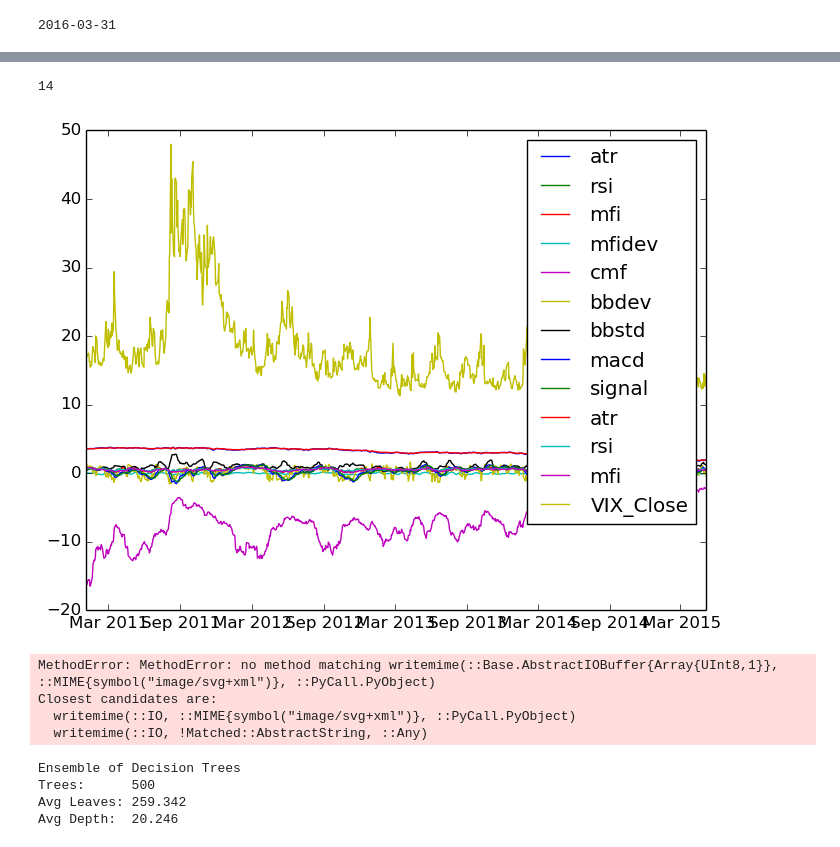
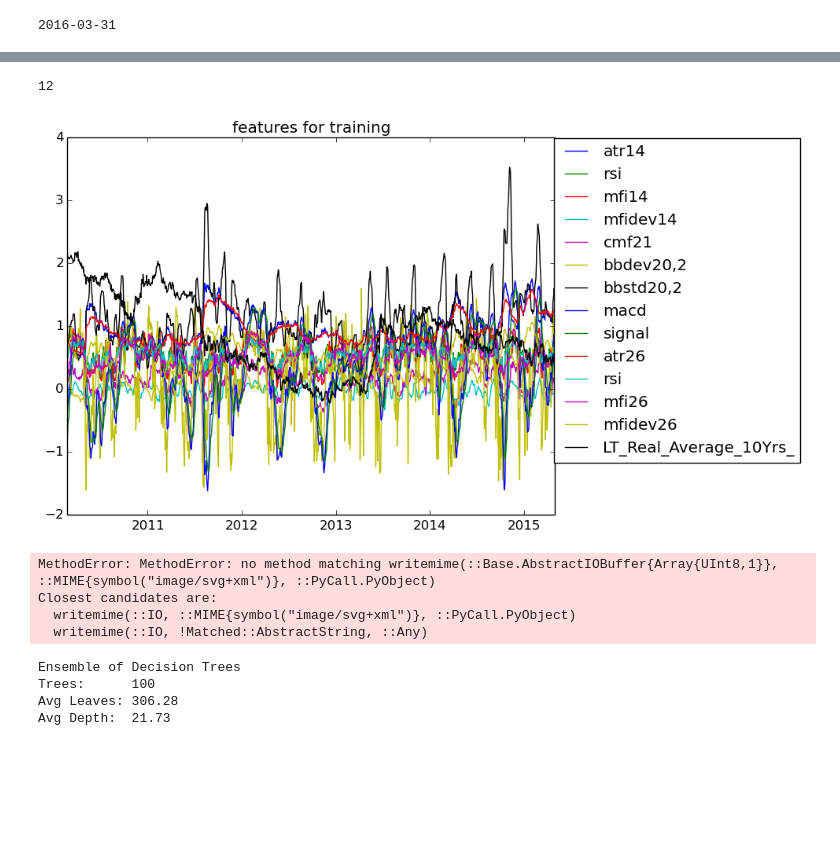
Before and after one commit to littlepanic72/FinancialData, a Jupyter notebook: financialdata.ipynb, the cells around one changed output, grey strips where cells are left out. Drawn from its saved outputs; the diff is of its cells as text; code cells hidden in the pictures; blank space fills up the shorter version.

```diff
--- a/financialdata.ipynb
+++ b/financialdata.ipynb
@@ -218,9 +239,10 @@ WARNING: Method definition bollingerbands_deviation(Any, Any, Any) in module Mai
 bollingerbands_deviation (generic function with 3 methods)
 # %%
-function moneyflow_deviation(rsi, mfi)
+function moneyflow_deviation(rsi, mfi, n=14)
     rm=mergetimearray(rsi,mfi)
-    mfdev=TimeArray(rm.timestamp,rm.values[:,2]-rm.values[:,1],["moneyflowdev"])
+    diff=rm.values[:,2].-rm.values[:,1]
+    mfdev=TimeArray(rm.timestamp,diff,["moneyflowdev"])
     mfdevema=ema(mfdev,6)
-    TimeArray(mfdevema.timestamp,mfdevema.values,["mfidev"])
+    TimeArray(mfdevema.timestamp,mfdevema.values,["mfidev"*string(n)])
 end
 # %% [output]
@@ -235,11 +258,14 @@ atr26array=averagetruerange(ohlcv,26);
 # %%
 mfiarray=moneyflowindex(ohlcv);
 mfi26array=moneyflowindex(ohlcv,26);
+# %%
+mfidevarray=moneyflow_deviation(rsiarray,mfiarray);
+mfidev26array=moneyflow_deviation(rsi26array,atr26array, 26);
 # %%
 macdarray=macd2(ta);
 cmfarray=chaikinmoneyflow(ohlcv);
 bbarray=bollingerbands_deviation(ta);
-mfidevarray=moneyflow_deviation(rsiarray, mfiarray)
+emaarray=ema(ta,20);
 rangeindexarray=pricerangeindex(ta);
 # %%
 featurearray=mergetimearray(atrarray,rsiarray);
@@ -257,3 +279,7 @@ featurearray=mergetimearray(featurearray,macdarray);
 featurearray=mergetimearray(featurearray,atr26array);
 featurearray=mergetimearray(featurearray,rsi26array);
 featurearray=mergetimearray(featurearray,mfi26array);
+featurearray=mergetimearray(featurearray,mfidev26array);
+featurearray=mergetimearray(featurearray,treasuryarray);
+featurearray=mergetimearray(featurearray,vixarray);
+featurearray=mergetimearray(featurearray,emaarray);
@@ -304,12 +328,16 @@ newfeatures=TimeArray(featurearray2.timestamp[sidx+1:end],featurearray2.values[s
 # %%
 closeidx=findfirst(oldfeatures.colnames,"Close")
+rsi26idx=findlast(oldfeatures.colnames,"rsi")
+mfi26idx=findfirst(oldfeatures.colnames,"mfi26")
 # %% [output]
-14
+12
 # %%
-plot(oldfeatures.timestamp,oldfeatures.values[:,1:closeidx-1])
-legend(oldfeatures.colnames[1:closeidx-1])
+ignore=3;
+plot(oldfeatures.timestamp,oldfeatures.values[:,1:closeidx-ignore])
+legend(oldfeatures.colnames[1:closeidx-ignore],bbox_to_anchor=(1.52, 1.02))
+title("features for training")
 # %% [output]
-[figure, old version]
+[figure, new version]
 MethodError: MethodError: no method matching writemime(::Base.AbstractIOBuffer{Array{UInt8,1}}, ::MIME{symbol("image/svg+xml")}, ::PyCall.PyObject)
 Closest candidates are:
   writemime(::IO, ::MIME{symbol("image/svg+xml")}, ::PyCall.PyObject)
@@ -318,16 +346,16 @@ Closest candidates are:
 using DecisionTree
 using ScikitLearn
 # %%
-ntrees=500
+ntrees=100
 pricerangeidx=closeidx+3
 features=oldfeatures.values[:,1:closeidx]
 labels=convert(Array{Float64,1},oldfeatures.values[:,pricerangeidx])
 model = build_forest(labels,features, 2, ntrees, 5, 0.7)
 # %% [output]
 Ensemble of Decision Trees
-Trees:      500
-Avg Leaves: 259.342
-Avg Depth:  20.246
+Trees:      100
+Avg Leaves: 306.28
+Avg Depth:  21.73
 # %%
 newlabels=apply_forest(model, newfeatures.values);
 # %%
```
Also changed, not shown: parts of 29 cells of this notebook.
